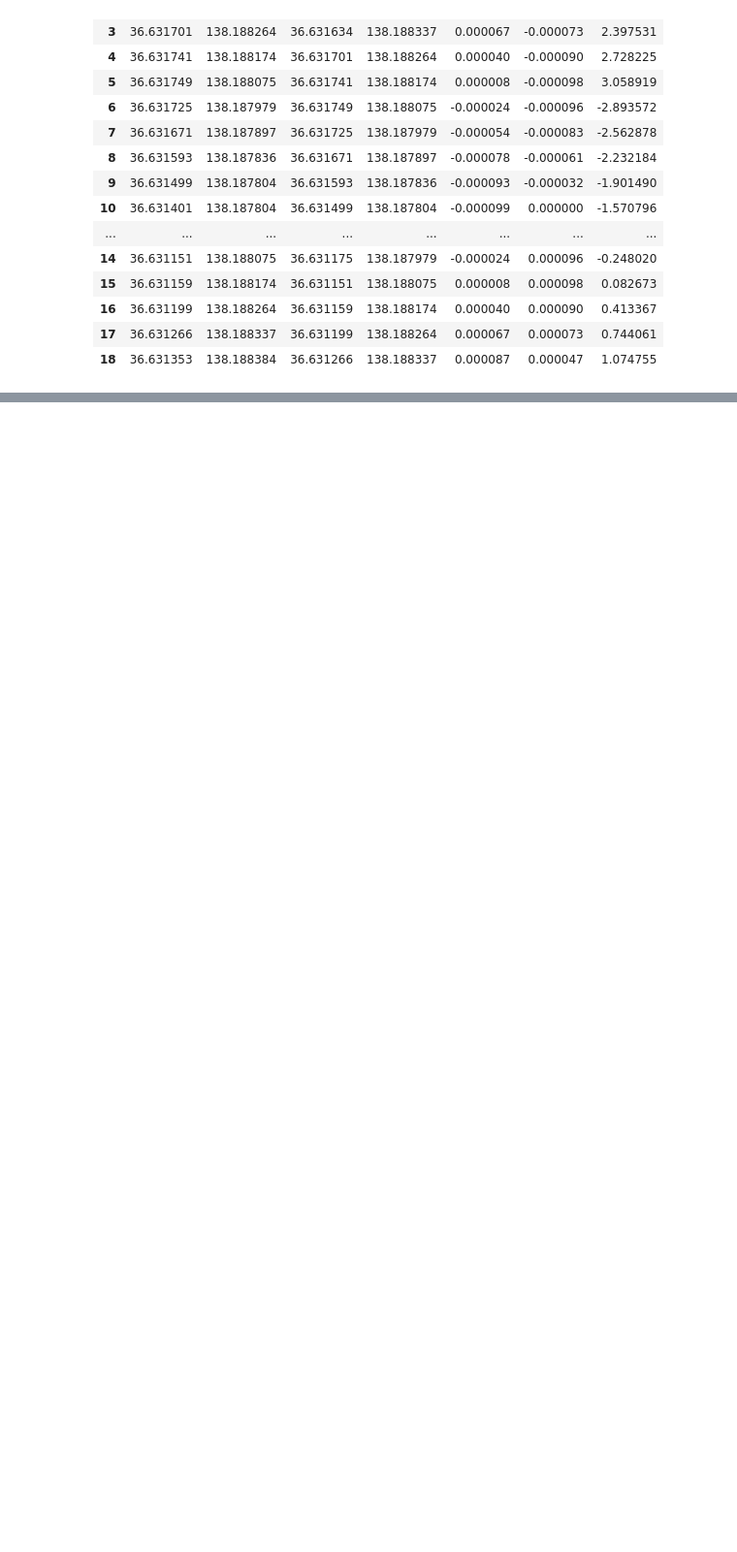
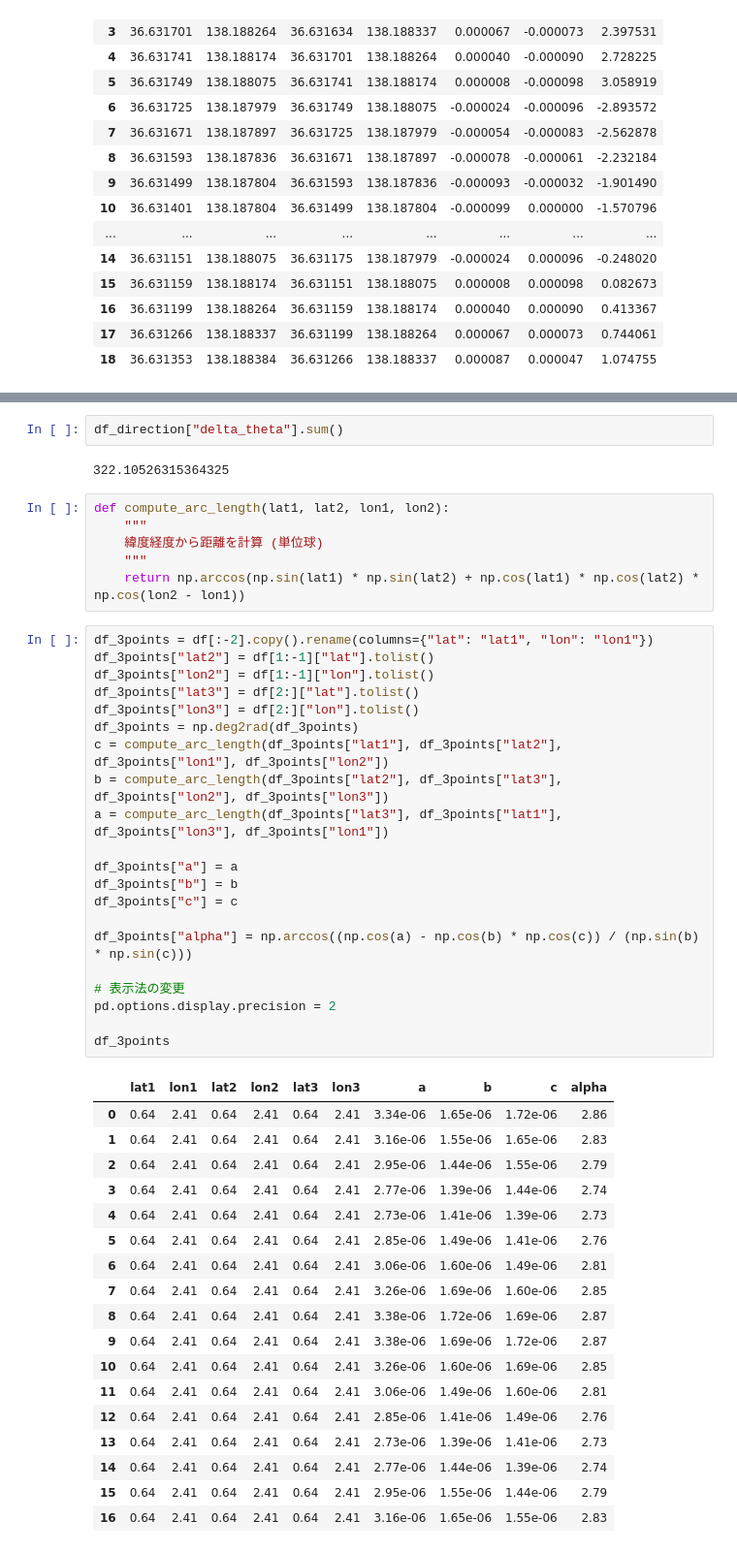
Before and after one commit to asano-lab/oasobi, a Jupyter notebook: create_lon_lat_samples.ipynb, the cells around one changed output, grey strips where cells are left out. Shown at 97% size. Drawn from its saved outputs; the diff is of its cells as text; blank space fills up the shorter version.

```diff
--- a/create_lon_lat_samples.ipynb
+++ b/create_lon_lat_samples.ipynb
@@ -113,0 +114,50 @@ df_direction
+# %%
+df_direction["delta_theta"].sum()
+# %% [output]
+322.10526315364325
+# %%
+def compute_arc_length(lat1, lat2, lon1, lon2):
+    """
+    緯度経度から距離を計算 (単位球)
+    """
+    return np.arccos(np.sin(lat1) * np.sin(lat2) + np.cos(lat1) * np.cos(lat2) * np.cos(lon2 - lon1))
+# %%
+df_3points = df[:-2].copy().rename(columns={"lat": "lat1", "lon": "lon1"})
+df_3points["lat2"] = df[1:-1]["lat"].tolist()
+df_3points["lon2"] = df[1:-1]["lon"].tolist()
+df_3points["lat3"] = df[2:]["lat"].tolist()
+df_3points["lon3"] = df[2:]["lon"].tolist()
+df_3points = np.deg2rad(df_3points)
+c = compute_arc_length(df_3points["lat1"], df_3points["lat2"], df_3points["lon1"], df_3points["lon2"])
+b = compute_arc_length(df_3points["lat2"], df_3points["lat3"], df_3points["lon2"], df_3points["lon3"])
+a = compute_arc_length(df_3points["lat3"], df_3points["lat1"], df_3points["lon3"], df_3points["lon1"])
+
+df_3points["a"] = a
+df_3points["b"] = b
+df_3points["c"] = c
+
+df_3points["alpha"] = np.arccos((np.cos(a) - np.cos(b) * np.cos(c)) / (np.sin(b) * np.sin(c)))
+
+# 表示法の変更
+pd.options.display.precision = 2
+
+df_3points
+# %% [output]
+|  | lat1 | lon1 | lat2 | lon2 | lat3 | lon3 | a | b | c | alpha |
+| 0 | 0.64 | 2.41 | 0.64 | 2.41 | 0.64 | 2.41 | 3.34e-06 | 1.65e-06 | 1.72e-06 | 2.86 |
+| 1 | 0.64 | 2.41 | 0.64 | 2.41 | 0.64 | 2.41 | 3.16e-06 | 1.55e-06 | 1.65e-06 | 2.83 |
+| 2 | 0.64 | 2.41 | 0.64 | 2.41 | 0.64 | 2.41 | 2.95e-06 | 1.44e-06 | 1.55e-06 | 2.79 |
+| 3 | 0.64 | 2.41 | 0.64 | 2.41 | 0.64 | 2.41 | 2.77e-06 | 1.39e-06 | 1.44e-06 | 2.74 |
+| 4 | 0.64 | 2.41 | 0.64 | 2.41 | 0.64 | 2.41 | 2.73e-06 | 1.41e-06 | 1.39e-06 | 2.73 |
+| 5 | 0.64 | 2.41 | 0.64 | 2.41 | 0.64 | 2.41 | 2.85e-06 | 1.49e-06 | 1.41e-06 | 2.76 |
+| 6 | 0.64 | 2.41 | 0.64 | 2.41 | 0.64 | 2.41 | 3.06e-06 | 1.60e-06 | 1.49e-06 | 2.81 |
+| 7 | 0.64 | 2.41 | 0.64 | 2.41 | 0.64 | 2.41 | 3.26e-06 | 1.69e-06 | 1.60e-06 | 2.85 |
+| 8 | 0.64 | 2.41 | 0.64 | 2.41 | 0.64 | 2.41 | 3.38e-06 | 1.72e-06 | 1.69e-06 | 2.87 |
+| 9 | 0.64 | 2.41 | 0.64 | 2.41 | 0.64 | 2.41 | 3.38e-06 | 1.69e-06 | 1.72e-06 | 2.87 |
+| 10 | 0.64 | 2.41 | 0.64 | 2.41 | 0.64 | 2.41 | 3.26e-06 | 1.60e-06 | 1.69e-06 | 2.85 |
+| 11 | 0.64 | 2.41 | 0.64 | 2.41 | 0.64 | 2.41 | 3.06e-06 | 1.49e-06 | 1.60e-06 | 2.81 |
+| 12 | 0.64 | 2.41 | 0.64 | 2.41 | 0.64 | 2.41 | 2.85e-06 | 1.41e-06 | 1.49e-06 | 2.76 |
+| 13 | 0.64 | 2.41 | 0.64 | 2.41 | 0.64 | 2.41 | 2.73e-06 | 1.39e-06 | 1.41e-06 | 2.73 |
+| 14 | 0.64 | 2.41 | 0.64 | 2.41 | 0.64 | 2.41 | 2.77e-06 | 1.44e-06 | 1.39e-06 | 2.74 |
+| 15 | 0.64 | 2.41 | 0.64 | 2.41 | 0.64 | 2.41 | 2.95e-06 | 1.55e-06 | 1.44e-06 | 2.79 |
+| 16 | 0.64 | 2.41 | 0.64 | 2.41 | 0.64 | 2.41 | 3.16e-06 | 1.65e-06 | 1.55e-06 | 2.83 |
```
Also changed, not shown: parts of 7 cells of this notebook.
